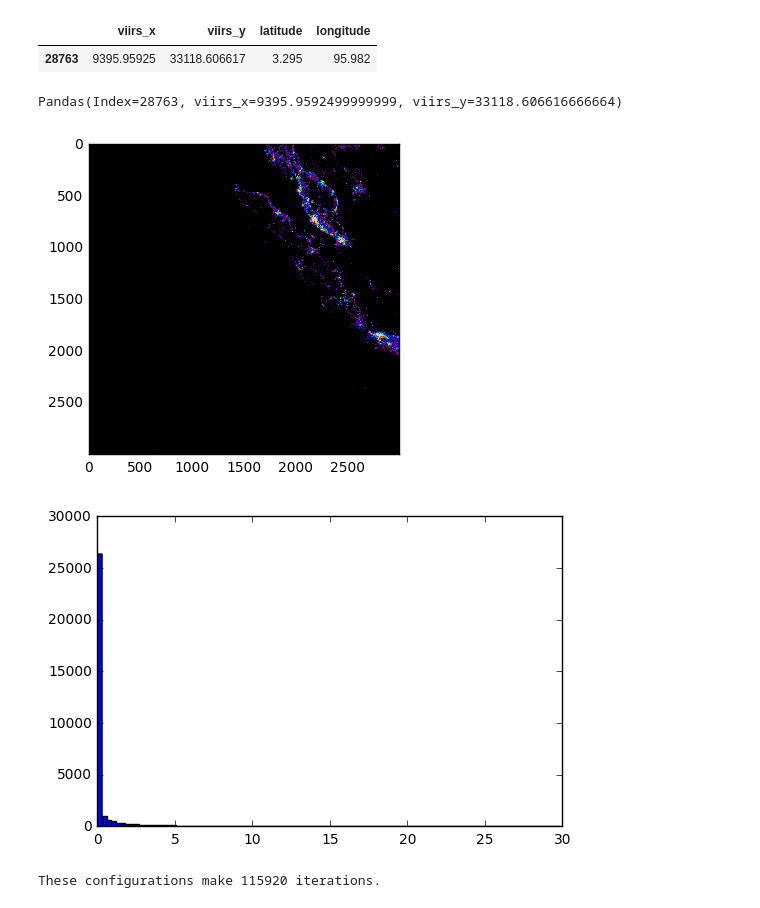
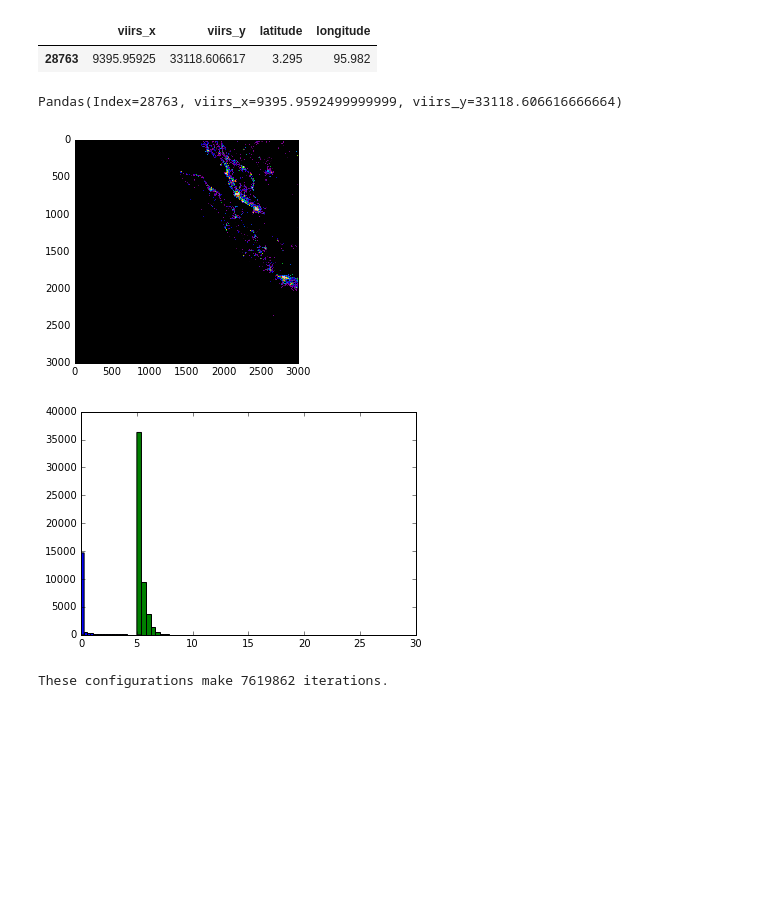
Before and after one commit to feliuserra/Luminosity, a Jupyter notebook: notebooks/model-linear_1.ipynb, the cells around one changed output. Cells and saved outputs as stored; diff of their text form; code cells hidden in the pictures; blank space fills up the shorter version.

Commit message:
USGEO Disco features

```diff
--- a/notebooks/model-linear_1.ipynb
+++ b/notebooks/model-linear_1.ipynb
@@ -28,13 +11,13 @@ for i, p in enumerate(tif_paths):
 # %% [markdown]
 Load Data
 # %%
-df_images = pd.read_csv('data/features.csv', index_col='i')
+df_images = pd.read_csv('../data/processed/usgeo-disco-features.csv', index_col='i')
 df_images_1992 = df_images[df_images['year'] == 1992].sort('f')
 df_images_2013 = df_images[df_images['year'] == 2013].sort('f')
 df_images_2013['mean_luminosity_delta'] = (df_images_2013['mean_luminosity'].as_matrix() - df_images_1992['mean_luminosity'].as_matrix()) / df_images_1992['mean_luminosity'].as_matrix()
 df_images = df_images_2013
 
-df_quakes = pd.read_csv('data/interim/USGeoQuakes.csv', index_col=0)
+df_quakes = pd.read_csv('../data/raw/USGSEarthquakeHazards/USGSEarthquakeHazards.csv', index_col=0)
 # %% [markdown]
 Translate coordinate locations into image x- and y-Axes
 # %%
@@ -59,19 +42,19 @@ plt.imshow(images[1,(coord[1]-d/2):(coord[1]+d/2),(coord[2]-d/2):(coord[2]+d/2)]
 plt.show()
 # %% [output]
 Pandas(Index=28763, viirs_x=9395.9592499999999, viirs_y=33118.606616666664)
-[figure, old version]
+[figure, new version]
 # %%
 plt.hist(df_images['mean_luminosity'],bins=100)
-# plt.hist(df_quakes['mag'],bins=10)
+plt.hist(df_quakes['mag'],bins=10)
 plt.show()
 # %% [output]
-[figure, old version]
+[figure, new version]
 # %%
 df_images = df_images[df_images['mean_luminosity'] > 10]
-df_quakes = df_quakes[df_quakes['mag'] > 7]
+df_quakes = df_quakes[df_quakes['mag'] > 5]
 print('These configurations make %i iterations.' % (df_images.shape[0] * df_quakes.shape[0]))
 # %% [output]
-These configurations make 115920 iterations.
+These configurations make 7619862 iterations.
 # %%
 df_images['center_x'] = df_images['pxlb'] - (df_images['pxlb'] - df_images['pxlt']) / 2
 df_images['center_y'] = df_images['pxll'] - (df_images['pxll'] - df_images['pxlr']) / 2
```
Also changed, not shown: parts of 15 cells of this notebook, 1 other file.
